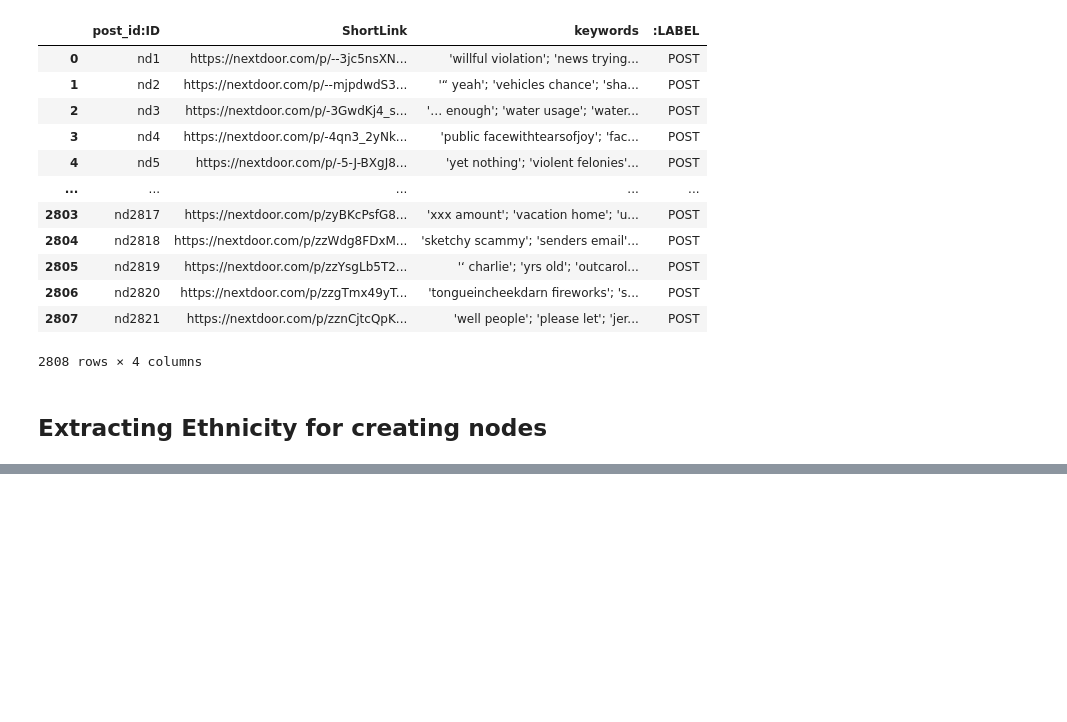
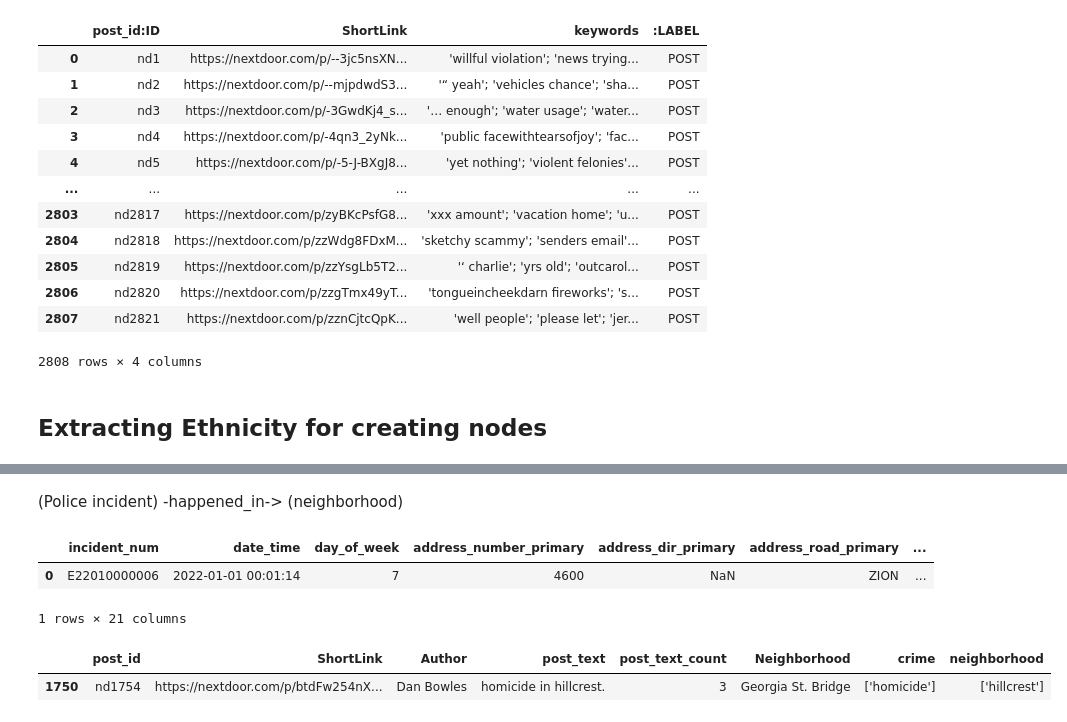
Before and after one commit to amoltkale/san_diego_crime_knowledge_graph, a Jupyter notebook: graph/cypher_prep.ipynb, the cells around one changed output, grey strips where cells are left out. Saved outputs shown, nothing was run; the diff lists cells and outputs as text; code cells hidden in the pictures; blank space fills up the shorter version.

```diff
--- a/graph/cypher_prep.ipynb
+++ b/graph/cypher_prep.ipynb
@@ -314,0 +324,2 @@ ethnicity_exact_matches_df
+# %% [markdown]
+(Police incident) -happened_in-> (neighborhood)
@@ -314,0 +352,6 @@ ethnicity_exact_matches_df
+# %%
+pd_df[pd_df['incident_num:ID']=='E22010000006']
+# %% [output]
+|  | incident_num | date_time | day_of_week | address_number_primary | address_dir_primary | address_road_primary | ... |
+| 0 | E22010000006 | 2022-01-01 00:01:14 | 7 | 4600 | NaN | ZION | ... |
+1 rows × 21 columns
@@ -314,0 +389,6 @@ ethnicity_exact_matches_df
+# %%
+nd_crime_neighborhood_df = pd.read_csv( nd_processed_p / 'transitionary_files/nd_neighborhoods_matches.csv')
+nd_crime_neighborhood_df[nd_crime_neighborhood_df['post_id']=='nd1754']
+# %% [output]
+|  | post_id | ShortLink | Author | post_text | post_text_count | Neighborhood | crime | neighborhood |
+| 1750 | nd1754 | https://nextdoor.com/p/btdFw254nX... | Dan Bowles | homicide in hillcrest. | 3 | Georgia St. Bridge | ['homicide'] | ['hillcrest'] |
```
Also changed, not shown: parts of 21 cells of this notebook.
